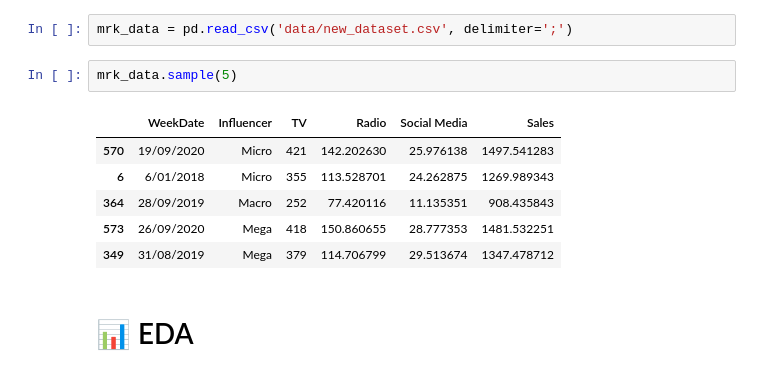
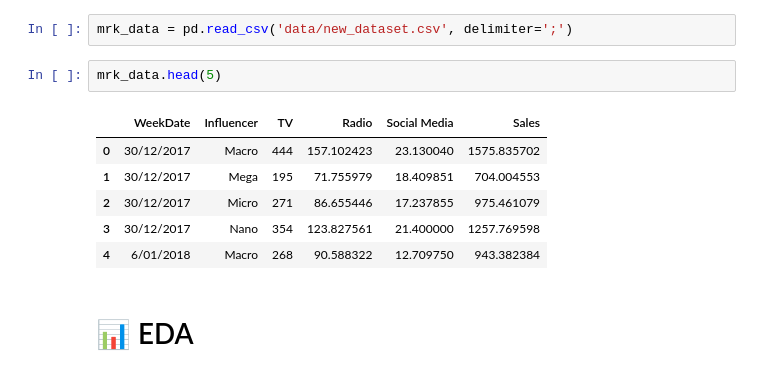
Before and after one commit to Chesar832/Marketing-Mix-Modeling, a Jupyter notebook: AdvancedVersion/notebook.ipynb, the cells around one changed output. Drawn from its saved outputs; the diff is of its cells as text.

```diff
--- a/AdvancedVersion/notebook.ipynb
+++ b/AdvancedVersion/notebook.ipynb
@@ -17,14 +17,14 @@ import altair as alt
 # %%
 mrk_data = pd.read_csv('data/new_dataset.csv', delimiter=';')
 # %%
-mrk_data.sample(5)
+mrk_data.head(5)
 # %% [output]
 |  | WeekDate | Influencer | TV | Radio | Social Media | Sales |
-| 570 | 19/09/2020 | Micro | 421 | 142.202630 | 25.976138 | 1497.541283 |
-| 6 | 6/01/2018 | Micro | 355 | 113.528701 | 24.262875 | 1269.989343 |
-| 364 | 28/09/2019 | Macro | 252 | 77.420116 | 11.135351 | 908.435843 |
-| 573 | 26/09/2020 | Mega | 418 | 150.860655 | 28.777353 | 1481.532251 |
-| 349 | 31/08/2019 | Mega | 379 | 114.706799 | 29.513674 | 1347.478712 |
+| 0 | 30/12/2017 | Macro | 444 | 157.102423 | 23.130040 | 1575.835702 |
+| 1 | 30/12/2017 | Mega | 195 | 71.755979 | 18.409851 | 704.004553 |
+| 2 | 30/12/2017 | Micro | 271 | 86.655446 | 17.237855 | 975.461079 |
+| 3 | 30/12/2017 | Nano | 354 | 123.827561 | 21.400000 | 1257.769598 |
+| 4 | 6/01/2018 | Macro | 268 | 90.588322 | 12.709750 | 943.382384 |
 # %% [markdown]
 # 📊 EDA
 # %% [markdown]
```
Also changed, not shown: parts of 34 cells of this notebook.
